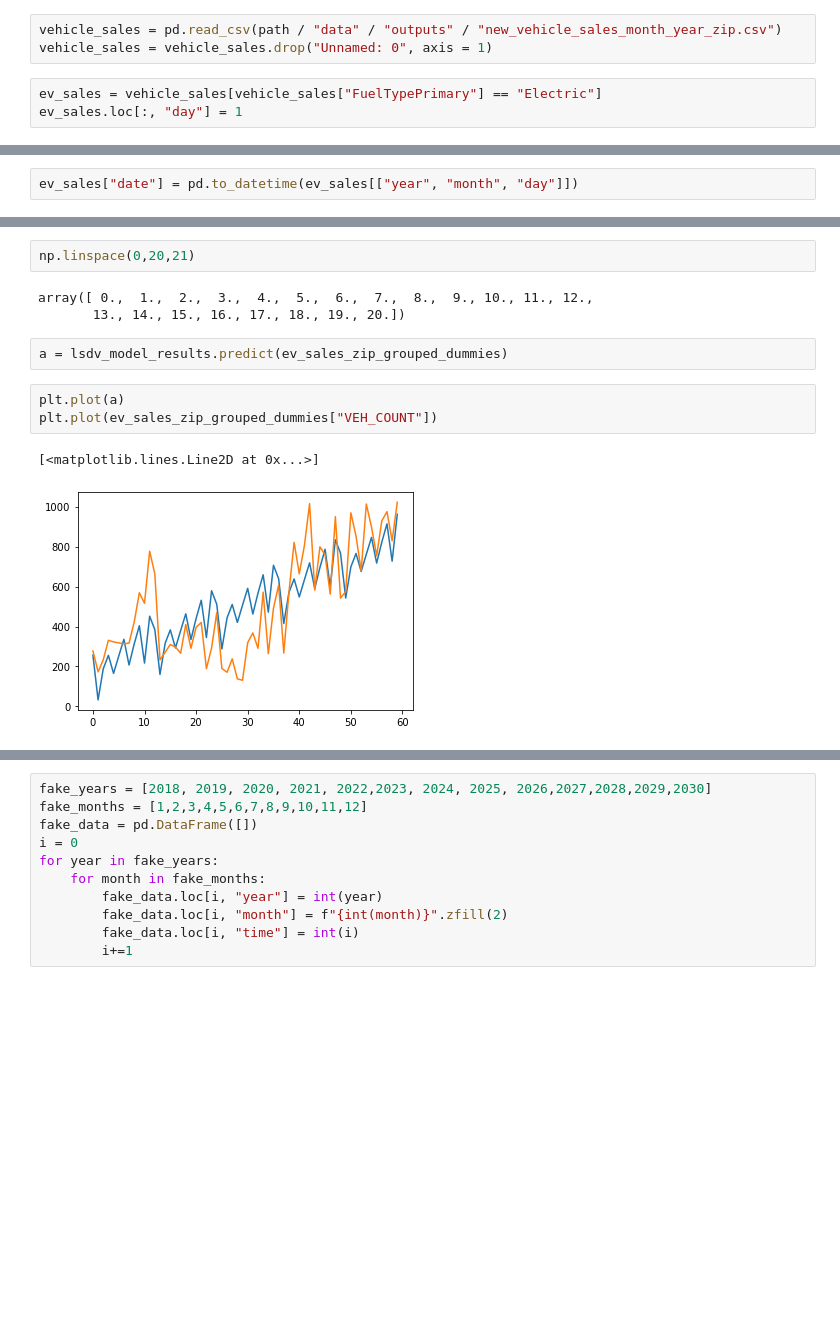
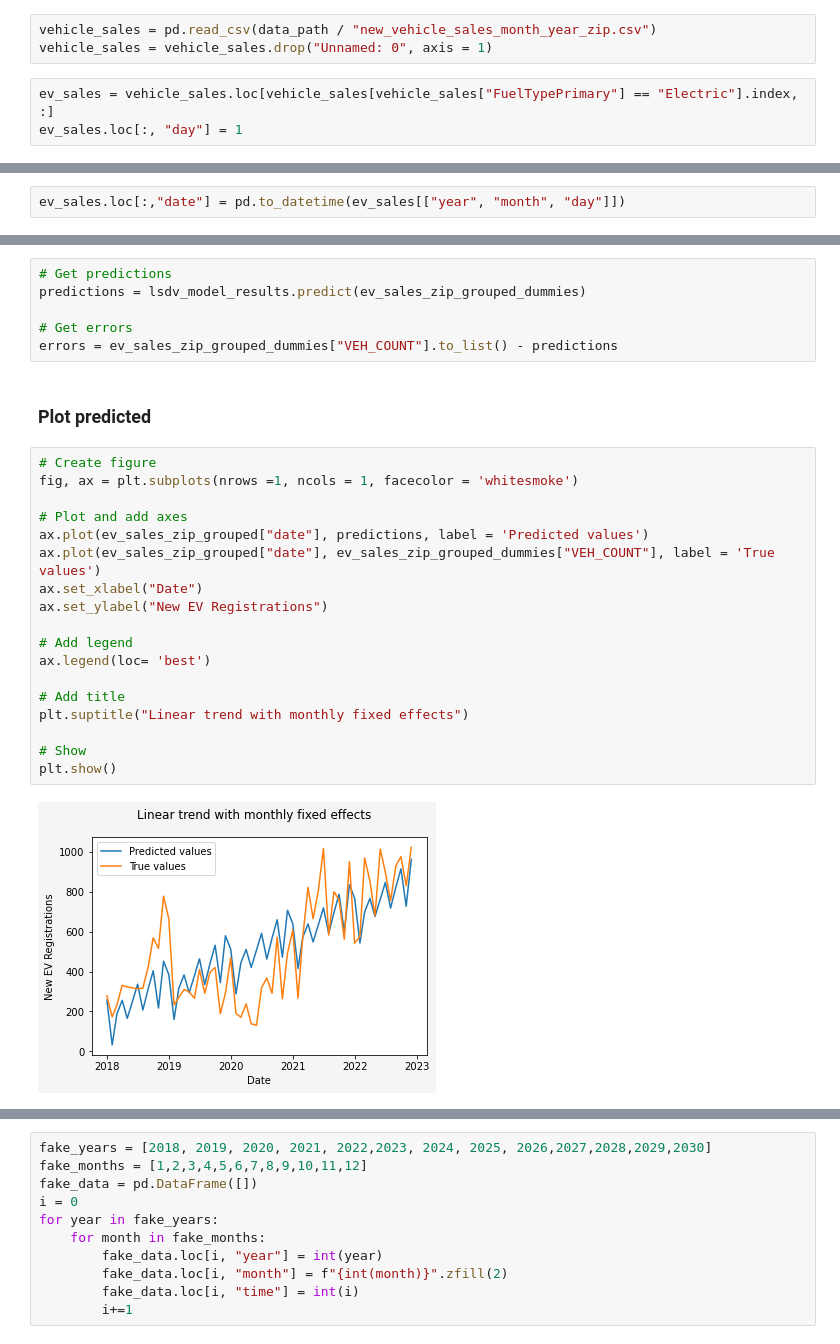
Before and after one commit to rajanoureddine/ctdot-tobin-yse, a Jupyter notebook: simple_forecast.ipynb, the cells around one changed output, grey strips where cells are left out. Cells and saved outputs as stored; diff of their text form; blank space fills up the shorter version.

```diff
--- a/simple_forecast.ipynb
+++ b/simple_forecast.ipynb
@@ -9,6 +27,6 @@ path = pathlib.Path().resolve()
 # %%
-vehicle_sales = pd.read_csv(path / "data" / "outputs" / "new_vehicle_sales_month_year_zip.csv")
+vehicle_sales = pd.read_csv(data_path / "new_vehicle_sales_month_year_zip.csv")
 vehicle_sales = vehicle_sales.drop("Unnamed: 0", axis = 1)
 # %%
-ev_sales = vehicle_sales[vehicle_sales["FuelTypePrimary"] == "Electric"]
+ev_sales = vehicle_sales.loc[vehicle_sales[vehicle_sales["FuelTypePrimary"] == "Electric"].index, :]
 ev_sales.loc[:, "day"] = 1
@@ -21,2 +33,2 @@ See the caveats in the documentation: https://pandas.pydata.org/pandas-docs/stab
 # %%
-ev_sales["date"] = pd.to_datetime(ev_sales[["year", "month", "day"]])
+ev_sales.loc[:,"date"] = pd.to_datetime(ev_sales[["year", "month", "day"]])
@@ -163,16 +135,31 @@ Notes:
 [1] Standard Errors assume that the covariance matrix of the errors is correctly specified.
 [2] The smallest eigenvalue is 5.95e-31. This might indicate that there are
 strong multicollinearity problems or that the design matrix is singular.
-# %%
-np.linspace(0,20,21)
-# %% [output]
-array([ 0.,  1.,  2.,  3.,  4.,  5.,  6.,  7.,  8.,  9., 10., 11., 12.,
-       13., 14., 15., 16., 17., 18., 19., 20.])
 # %%
-a = lsdv_model_results.predict(ev_sales_zip_grouped_dummies)
+# Get predictions
+predictions = lsdv_model_results.predict(ev_sales_zip_grouped_dummies)
+
+# Get errors
+errors = ev_sales_zip_grouped_dummies["VEH_COUNT"].to_list() - predictions
+# %% [markdown]
+### Plot predicted
 # %%
-plt.plot(a)
-plt.plot(ev_sales_zip_grouped_dummies["VEH_COUNT"])
+# Create figure
+fig, ax = plt.subplots(nrows =1, ncols = 1, facecolor = 'whitesmoke')
+
+# Plot and add axes
+ax.plot(ev_sales_zip_grouped["date"], predictions, label = 'Predicted values')
+ax.plot(ev_sales_zip_grouped["date"], ev_sales_zip_grouped_dummies["VEH_COUNT"], label = 'True values')
+ax.set_xlabel("Date")
+ax.set_ylabel("New EV Registrations")
+
+# Add legend
+ax.legend(loc= 'best')
+
+# Add title
+plt.suptitle("Linear trend with monthly fixed effects")
+
+# Show
+plt.show()
 # %% [output]
-[<matplotlib.lines.Line2D at 0x...>]
-[figure, old version]
+[figure, new version]
```
Also changed, not shown: parts of 32 cells of this notebook.
